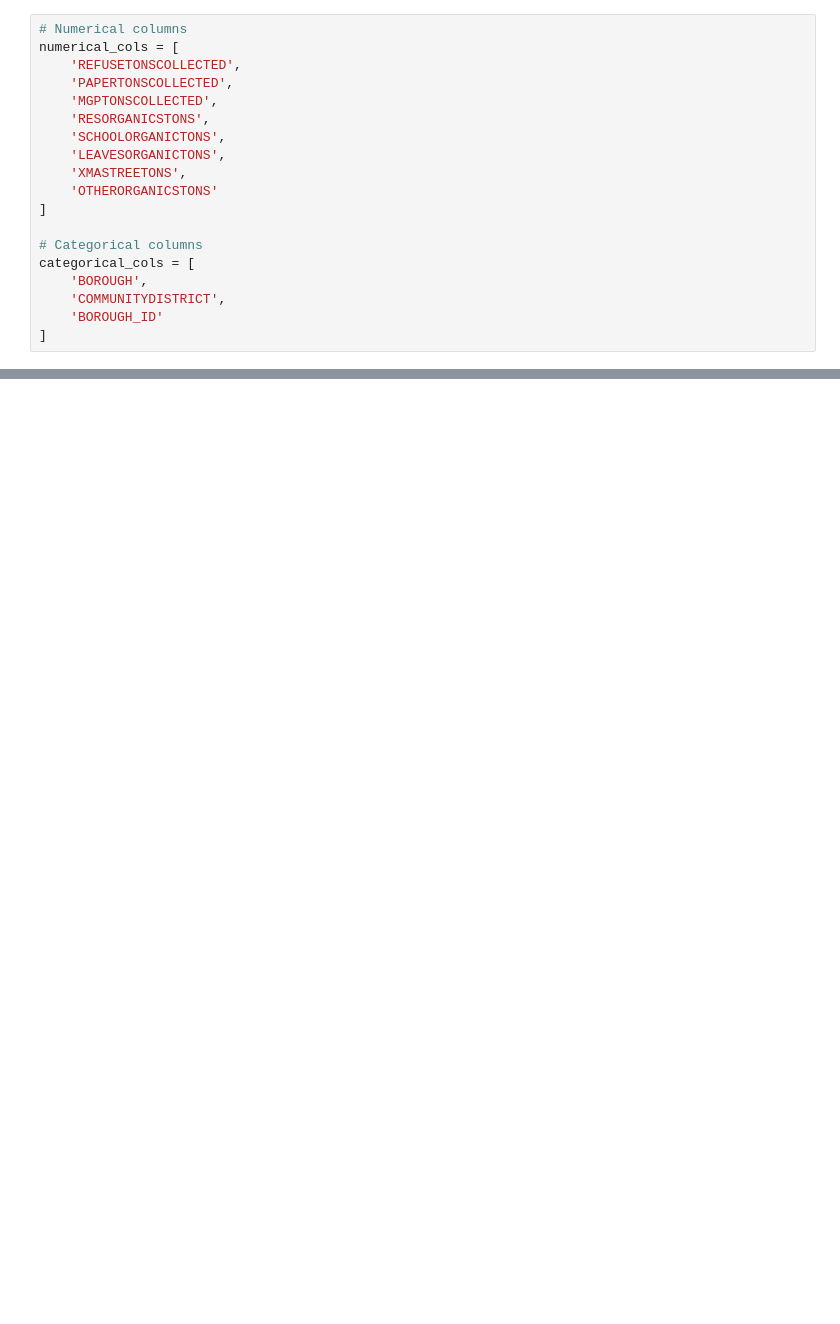
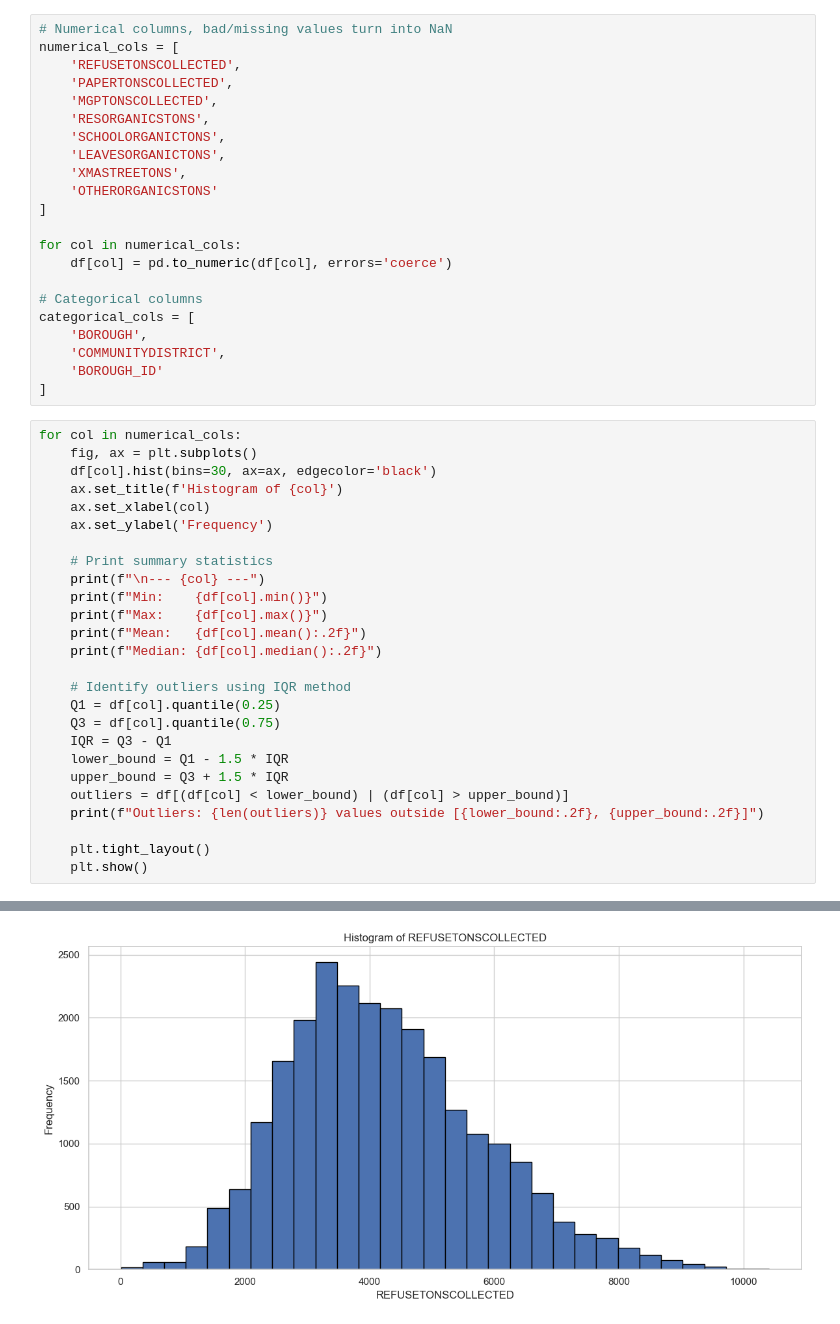
Before and after one commit to datasheng/csc46000-team-project-1000, a Jupyter notebook: HW 4/DSNY.ipynb, the cells around one changed output, grey strips where cells are left out. Cells and saved outputs as stored; diff of their text form; blank space fills up the shorter version.

```diff
--- a/HW 4/DSNY.ipynb
+++ b/HW 4/DSNY.ipynb
@@ -21,7 +21,7 @@ df.head()
 | 3 | 2026 / 02 | Bronx | 4 | 3610.0 | 199.9 | 226.5 | ... |
 | 4 | 2026 / 02 | Bronx | 5 | 3085.9 | 185.3 | 246.1 | ... |
 # %%
-# Numerical columns
+# Numerical columns, bad/missing values turn into NaN
 numerical_cols = [
     'REFUSETONSCOLLECTED',
     'PAPERTONSCOLLECTED',
@@ -33,9 +33,39 @@ numerical_cols = [
     'OTHERORGANICSTONS'
 ]
 
+for col in numerical_cols:
+    df[col] = pd.to_numeric(df[col], errors='coerce')
+
 # Categorical columns
 categorical_cols = [
     'BOROUGH',
     'COMMUNITYDISTRICT',
     'BOROUGH_ID'
 ]
+# %%
+for col in numerical_cols:
+    fig, ax = plt.subplots()
+    df[col].hist(bins=30, ax=ax, edgecolor='black')
+    ax.set_title(f'Histogram of {col}')
+    ax.set_xlabel(col)
+    ax.set_ylabel('Frequency')
+
+    # Print summary statistics
+    print(f"\n--- {col} ---")
+    print(f"Min:    {df[col].min()}")
+    print(f"Max:    {df[col].max()}")
+    print(f"Mean:   {df[col].mean():.2f}")
+    print(f"Median: {df[col].median():.2f}")
+
+    # Identify outliers using IQR method
+    Q1 = df[col].quantile(0.25)
+    Q3 = df[col].quantile(0.75)
+    IQR = Q3 - Q1
+    lower_bound = Q1 - 1.5 * IQR
+    upper_bound = Q3 + 1.5 * IQR
+    outliers = df[(df[col] < lower_bound) | (df[col] > upper_bound)]
+    print(f"Outliers: {len(outliers)} values outside [{lower_bound:.2f}, {upper_bound:.2f}]")
+
+    plt.tight_layout()
+    plt.show()
+# %% [output]
@@ -41,0 +78 @@ categorical_cols = [
+[figure, added]
```
Also changed, not shown: parts of 7 cells of this notebook.
